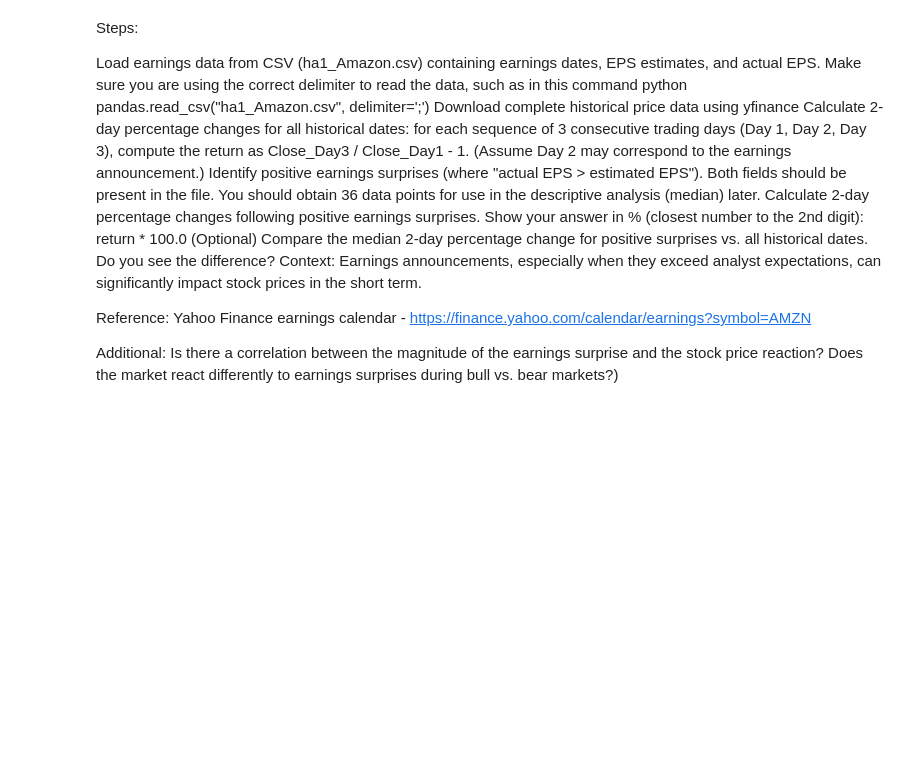
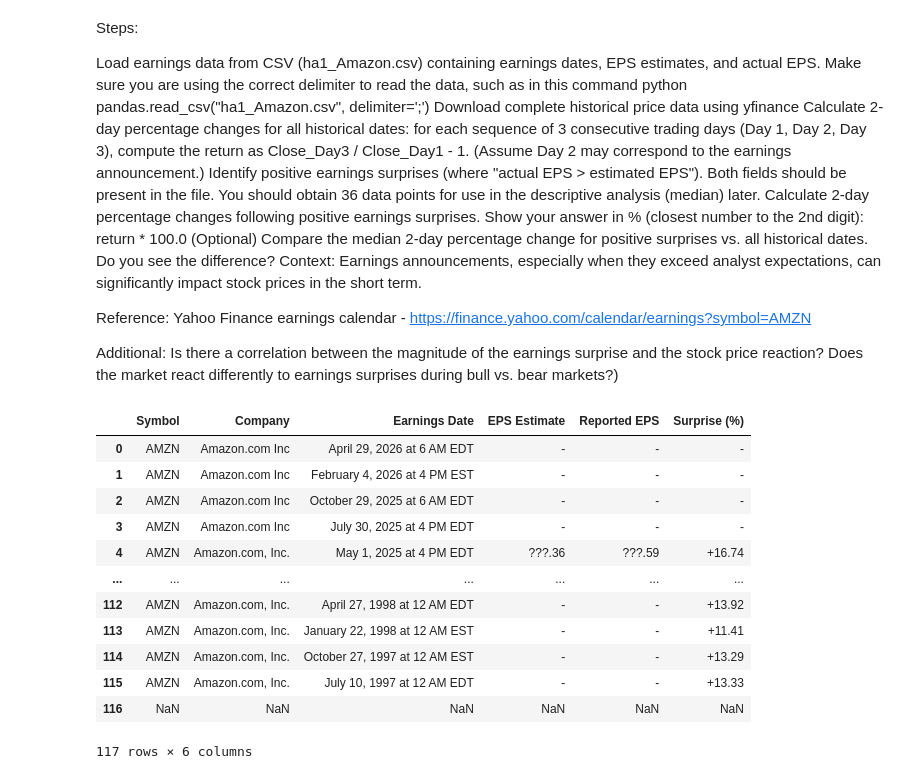
Before and after one commit to blindblackcat/assets, a Jupyter notebook: Homework001zoomcamp.ipynb, the cells around one changed output. Drawn from its saved outputs; the diff is of its cells as text; code cells hidden in the pictures; blank space fills up the shorter version.

```diff
--- a/Homework001zoomcamp.ipynb
+++ b/Homework001zoomcamp.ipynb
@@ -541,3 +541,21 @@ Context: Earnings announcements, especially when they exceed analyst expectation
 Reference: Yahoo Finance earnings calendar - https://finance.yahoo.com/calendar/earnings?symbol=AMZN
 
 Additional: Is there a correlation between the magnitude of the earnings surprise and the stock price reaction? Does the market react differently to earnings surprises during bull vs. bear markets?)
+# %%
+amazon_df = pd.read_csv("https://raw.githubusercontent.com/blindblackcat/assets/refs/heads/main/ha1_Amazon.csv", on_bad_lines='skip',delimiter=';')
+# %%
+amazon_df
+# %% [output]
+|  | Symbol | Company | Earnings Date | EPS Estimate | Reported EPS | Surprise (%) |
+| 0 | AMZN | Amazon.com Inc | April 29, 2026 at 6 AM EDT | - | - | - |
+| 1 | AMZN | Amazon.com Inc | February 4, 2026 at 4 PM EST | - | - | - |
+| 2 | AMZN | Amazon.com Inc | October 29, 2025 at 6 AM EDT | - | - | - |
+| 3 | AMZN | Amazon.com Inc | July 30, 2025 at 4 PM EDT | - | - | - |
+| 4 | AMZN | Amazon.com, Inc. | May 1, 2025 at 4 PM EDT | ???.36 | ???.59 | +16.74 |
+| ... | ... | ... | ... | ... | ... | ... |
+| 112 | AMZN | Amazon.com, Inc. | April 27, 1998 at 12 AM EDT | - | - | +13.92 |
+| 113 | AMZN | Amazon.com, Inc. | January 22, 1998 at 12 AM EST | - | - | +11.41 |
+| 114 | AMZN | Amazon.com, Inc. | October 27, 1997 at 12 AM EST | - | - | +13.29 |
+| 115 | AMZN | Amazon.com, Inc. | July 10, 1997 at 12 AM EDT | - | - | +13.33 |
+| 116 | NaN | NaN | NaN | NaN | NaN | NaN |
+117 rows × 6 columns
```
